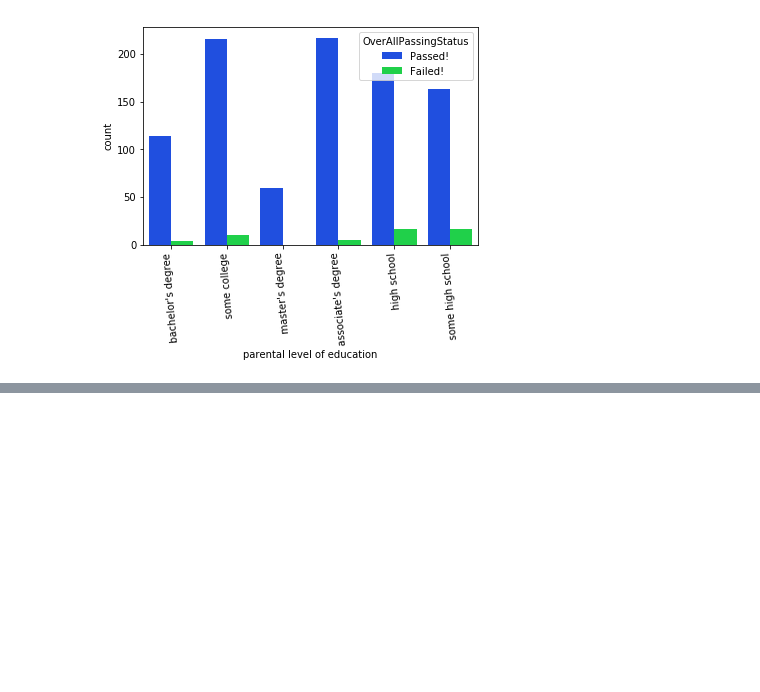
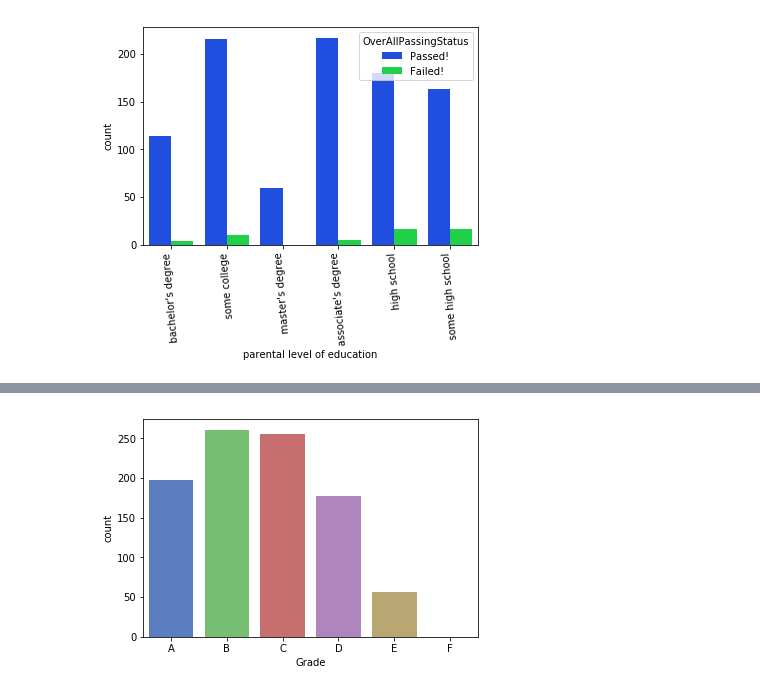
Before and after one commit to mishra-atul5001/Data-Science-and-ML-insights-Projects, a Jupyter notebook: Exam Marks Analysis/Student Exams Analysis.ipynb, the cells around one changed output, grey strips where cells are left out. Drawn from its saved outputs; the diff is of its cells as text; code cells hidden in the pictures; blank space fills up the shorter version.

```diff
--- a/Exam Marks Analysis/Student Exams Analysis.ipynb
+++ b/Exam Marks Analysis/Student Exams Analysis.ipynb
@@ -173,0 +183,20 @@ _ = plt.setp(p.get_xticklabels(),rotation = 95)
+# %%
+#Let us do the grading for the students now:
+def GetGrade(Percent,OverAllPassingStatus):
+    if(OverAllPassingStatus == 'Failed!'):
+        return 'Failed'
+    if(Percent >= 80):
+        return 'A'
+    if(Percent >= 70):
+        return 'B'
+    if(Percent >= 60):
+        return 'C'
+    if(Percent >= 50):
+        return 'D'
+    if(Percent >= 40):
+        return 'E'
+    else:
+        return 'Failed!'
+# %%
+df['Grade'] = df.apply(lambda x: GetGrade(x['Percent'], x['OverAllPassingStatus']),axis =1)
+df.Grade.value_counts()
@@ -173,0 +211,6 @@ _ = plt.setp(p.get_xticklabels(),rotation = 95)
+# %%
+#Plotting Grades in an Obtained Order
+sns.countplot(x="Grade" , data=df,order = ['A','B','C','D','E','F'] , palette = "muted")
+plt.show()
+# %% [output]
+[figure, added]
```
Also changed, not shown: parts of 7 cells of this notebook, 1 other file.
